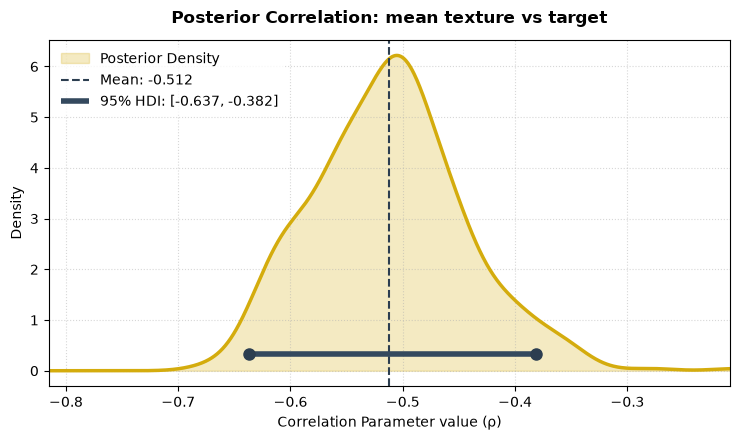
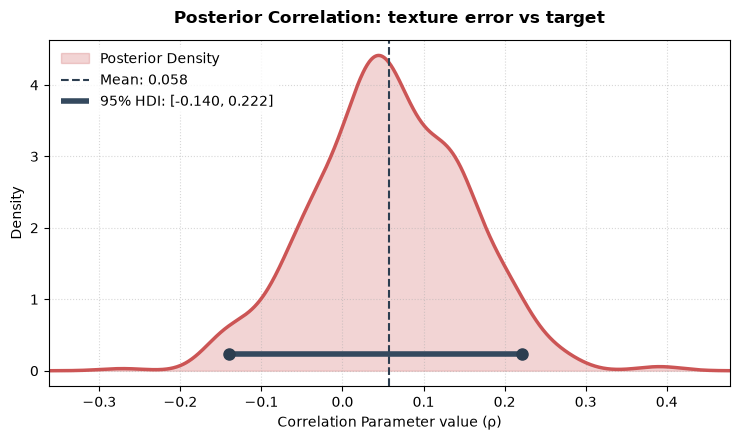
The notebook cell's code change between the first figure and the second:
--- before
+++ after
@@ -1,14 +1,25 @@
-bc_spearman_lc = BayesianCorrelation(method="spearman", backend="latent_copula", n_samples=500, tune=500, chains=1, cores=1, random_state=42)
-bc_spearman_lc.fit(X["mean texture"].iloc[:100], y.iloc[:100])
+bc_spearman_q = BayesianCorrelation(
+    method="spearman",
+    backend="quick",
+    n_samples=500,
+    tune=500,
+    chains=1,
+    cores=1,
+    random_state=42,
+)
+
+bc_spearman_q.fit(X["texture error"].iloc[:100], y.iloc[:100])
 
 # Display formatted summary DataFrame
-df_formatted = bc_spearman_lc.summary_df_.copy()
+df_formatted = bc_spearman_q.summary_df_.copy()
 df_formatted["Posterior Mean"] = df_formatted["Posterior Mean"].map("{:.4f}".format)
 df_formatted["Posterior Mode"] = df_formatted["Posterior Mode"].map("{:.4f}".format)
 df_formatted["95% HDI Lower"] = df_formatted["95% HDI Lower"].map("{:.4f}".format)
 df_formatted["95% HDI Upper"] = df_formatted["95% HDI Upper"].map("{:.4f}".format)
-df_formatted["Prob of Direction"] = df_formatted["Prob of Direction"].map("{:.2%}".format)
+df_formatted["Prob of Direction"] = df_formatted["Prob of Direction"].map(
+    "{:.2%}".format
+)
 display(df_formatted)
 
-bc_spearman_lc.plot()
+bc_spearman_q.plot()
 plt.show()

Commit: style: apply consistent code formatting and clean up unused imports